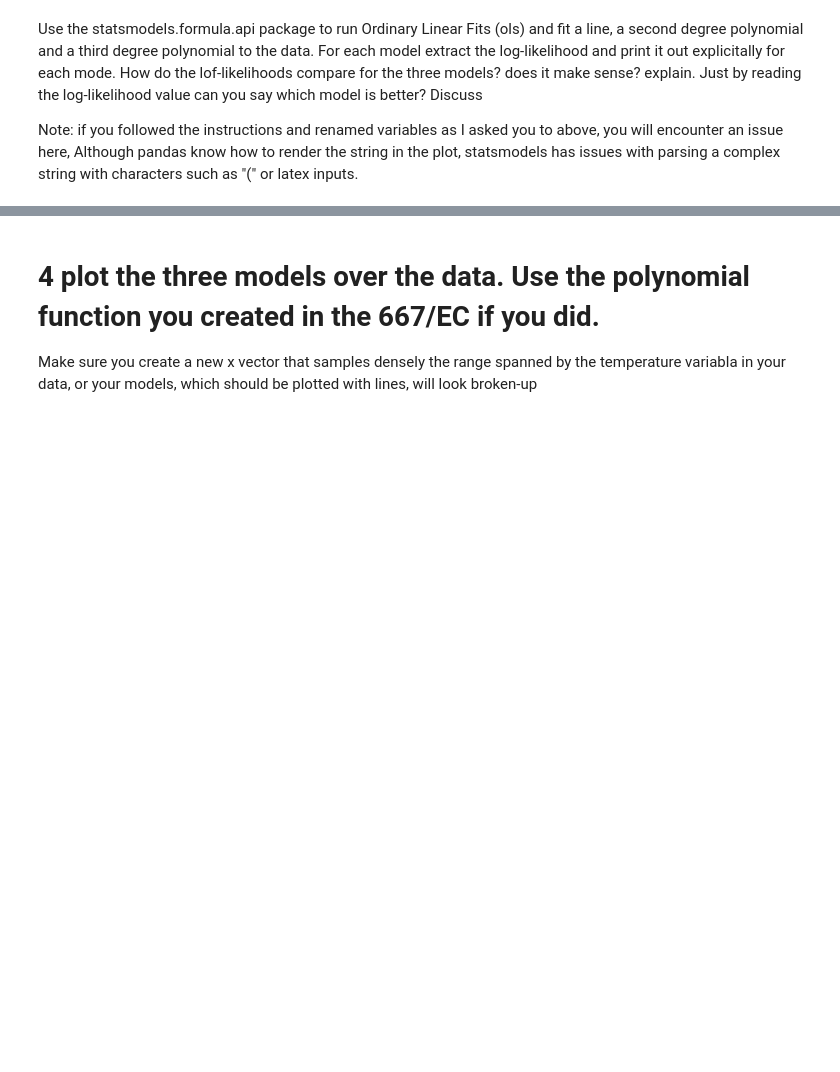
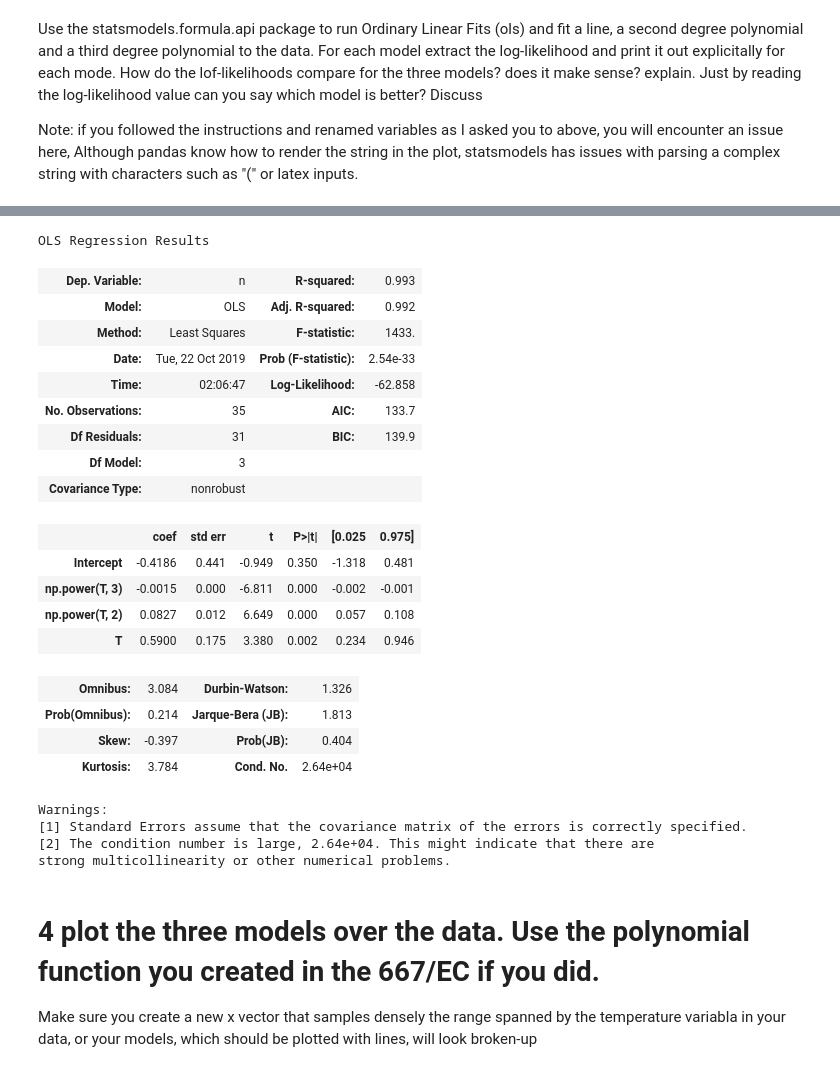
Before and after one commit to DesiPilla/DSPS_dPilla, a Jupyter notebook: HW7/LRtestAndMCMC.ipynb, the cells around one changed output, grey strips where cells are left out. Drawn from its saved outputs; the diff is of its cells as text; code cells hidden in the pictures; blank space fills up the shorter version.

```diff
--- a/HW7/LRtestAndMCMC.ipynb
+++ b/HW7/LRtestAndMCMC.ipynb
@@ -139,3 +192,30 @@ Warnings:
+# %%
+model3 = smf.ols('n ~ np.power(T, 3) + np.power(T, 2) + T', data = nam18_reducted).fit()
+model3.summary()
+# %% [output]
+OLS Regression Results
+| Dep. Variable: | n | R-squared: | 0.993 |
+| Model: | OLS | Adj. R-squared: | 0.992 |
+| Method: | Least Squares | F-statistic: | 1433. |
+| Date: | Tue, 22 Oct 2019 | Prob (F-statistic): | 2.54e-33 |
+| Time: | 02:06:47 | Log-Likelihood: | -62.858 |
+| No. Observations: | 35 | AIC: | 133.7 |
+| Df Residuals: | 31 | BIC: | 139.9 |
+| Df Model: | 3 |  |  |
+| Covariance Type: | nonrobust |  |  |
+|  | coef | std err | t | P>|t| | [0.025 | 0.975] |
+| Intercept | -0.4186 | 0.441 | -0.949 | 0.350 | -1.318 | 0.481 |
+| np.power(T, 3) | -0.0015 | 0.000 | -6.811 | 0.000 | -0.002 | -0.001 |
+| np.power(T, 2) | 0.0827 | 0.012 | 6.649 | 0.000 | 0.057 | 0.108 |
+| T | 0.5900 | 0.175 | 3.380 | 0.002 | 0.234 | 0.946 |
+| Omnibus: | 3.084 | Durbin-Watson: | 1.326 |
+| Prob(Omnibus): | 0.214 | Jarque-Bera (JB): | 1.813 |
+| Skew: | -0.397 | Prob(JB): | 0.404 |
+| Kurtosis: | 3.784 | Cond. No. | 2.64e+04 |
+Warnings:
+[1] Standard Errors assume that the covariance matrix of the errors is correctly specified.
+[2] The condition number is large, 2.64e+04. This might indicate that there are
+strong multicollinearity or other numerical problems.
 # %%
 
 print("line model log-likelihood: {}}".formula(...))
```
Also changed, not shown: parts of 11 cells of this notebook.
